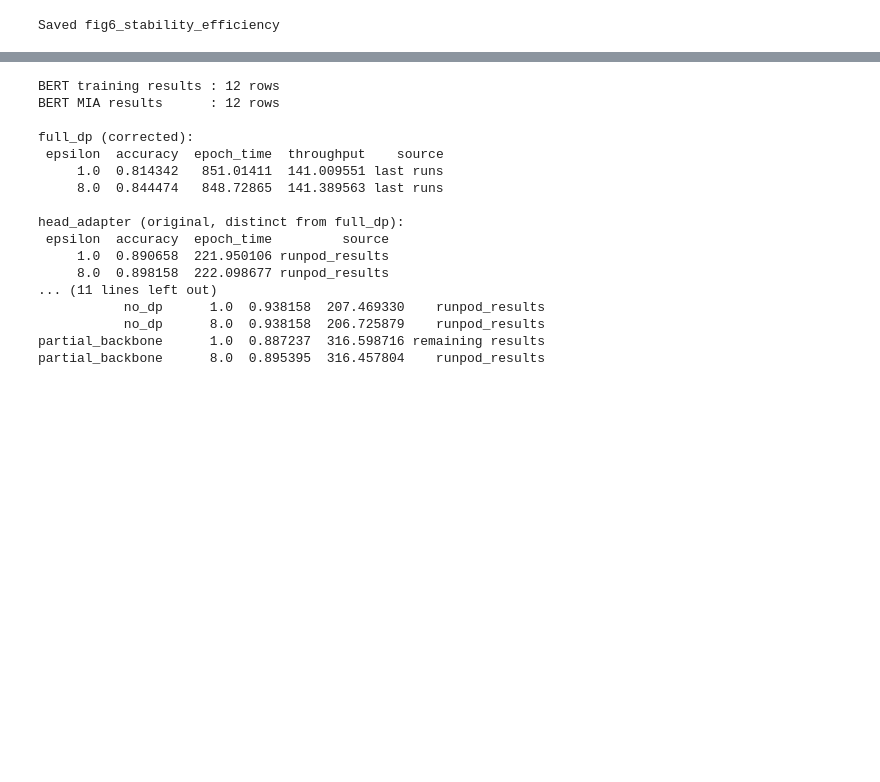
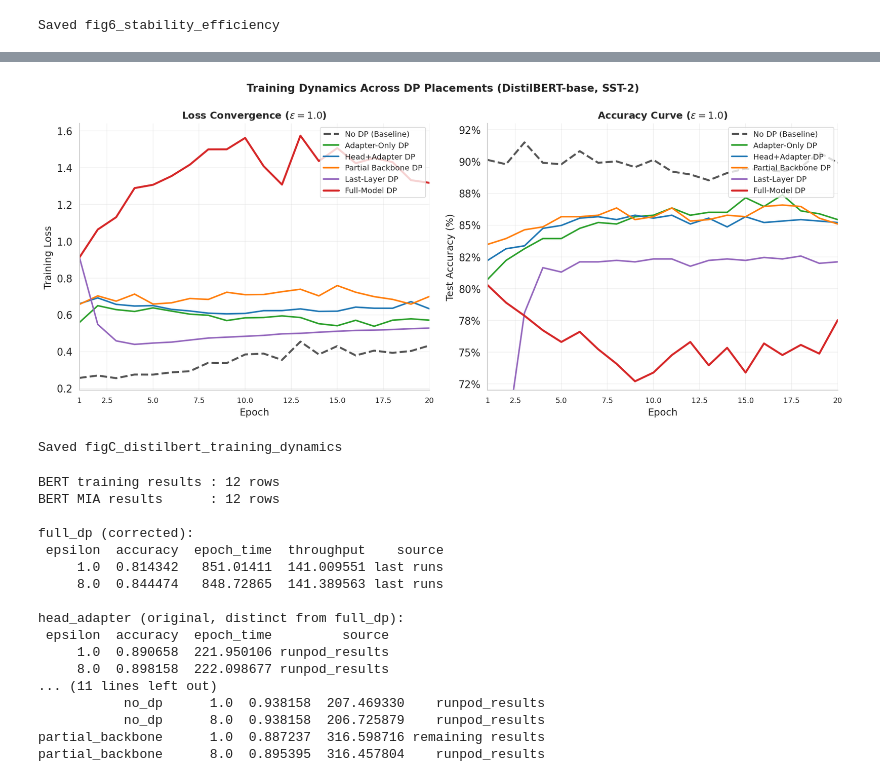
Before and after one commit to samilnamli/dp-peft-research, a Jupyter notebook: notebooks/distilbert_analysis.ipynb, the cells around one changed output, grey strips where cells are left out. Saved outputs shown, nothing was run; the diff lists cells and outputs as text; code cells hidden in the pictures; blank space fills up the shorter version.

```diff
--- a/notebooks/distilbert_analysis.ipynb
+++ b/notebooks/distilbert_analysis.ipynb
@@ -551,3 +728,63 @@ Saved fig6_stability_efficiency
+# %%
+## Figure C — Training Dynamics (DistilBERT · SST-2)
+# Mirrors BERT Fig 10: loss convergence + accuracy curve at ε=1.0, adapter
+
+df_a1    = train_df[(train_df.peft == 'adapter') & (train_df.epsilon == 1.0)]
+nodp_row = train_df[(train_df.peft == 'adapter') & (train_df.placement == 'no_dp')].iloc[0]
+
+fig, (ax_loss, ax_acc) = plt.subplots(1, 2, figsize=(14, 6))
+
+for p in PLACEMENT_ORDER:
+    if p == 'no_dp':
+        row = nodp_row
+    else:
+        sub = df_a1[df_a1.placement == p]
+        if sub.empty:
+            continue
+        row = sub.iloc[0]
+
+    lc = row['loss_curve']
+    ac = row['acc_curve']
+    ls = '--' if p == 'no_dp' else '-'
+    lw = 2.4 if p in ('no_dp', 'full_dp') else 1.9
+    c  = COLORS[p]
+    lbl = LABELS[p]
+
+    epochs = range(1, len(lc) + 1)
+    if lc:
+        ax_loss.plot(epochs, lc, color=c, lw=lw, linestyle=ls, label=lbl)
+    if ac:
+        ax_acc.plot(epochs, [v * 100 for v in ac], color=c, lw=lw, linestyle=ls, label=lbl)
+
+for ax, ylabel, title in [
+    (ax_loss, 'Training Loss',     r'Loss Convergence ($\varepsilon = 1.0$)'),
+    (ax_acc,  'Test Accuracy (%)', r'Accuracy Curve ($\varepsilon = 1.0$)'),
+]:
+    ax.set_xlabel('Epoch', fontsize=12)
+    ax.set_ylabel(ylabel, fontsize=12)
+    ax.set_title(title, fontsize=12, fontweight='bold')
+    ax.set_xlim(1, 20)
+    ax.set_xticks([1, 2.5, 5.0, 7.5, 10.0, 12.5, 15.0, 17.5, 20])
+    ax.set_xticklabels(['1', '2.5', '5.0', '7.5', '10.0', '12.5', '15.0', '17.5', '20'], fontsize=9)
+    ax.legend(fontsize=9.5, loc='upper right' if ax is ax_acc else 'upper right')
+    ax.grid(True, alpha=0.3)
+    sns.despine(ax=ax)
+
+ax_acc.yaxis.set_major_formatter(plt.FuncFormatter(lambda v, _: f'{v:.0f}%'))
+ax_acc.set_ylim(72, 93)
+
+fig.suptitle(
+    r'Training Dynamics Across DP Placements (DistilBERT-base, SST-2)',
+    fontsize=13, fontweight='bold',
+)
+plt.tight_layout()
+plt.savefig(FIGS / 'figC_distilbert_training_dynamics.pdf')
+plt.savefig(FIGS / 'figC_distilbert_training_dynamics.png')
+plt.show()
+print('Saved figC_distilbert_training_dynamics')
+# %% [output]
+[figure, added]
+Saved figC_distilbert_training_dynamics
 # %%
 ## Load BERT + AG News results for cross-model comparison
 #
```
Also changed, not shown: parts of 2 cells of this notebook.
